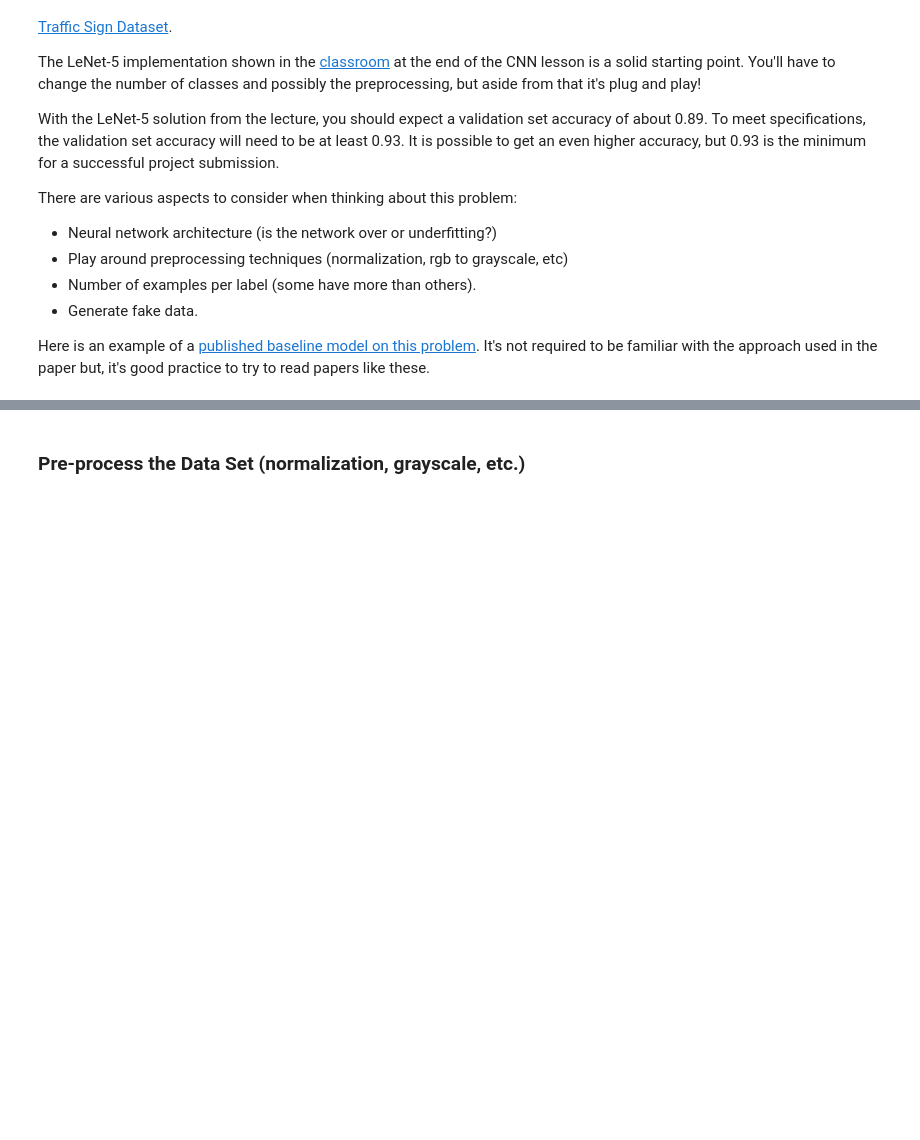
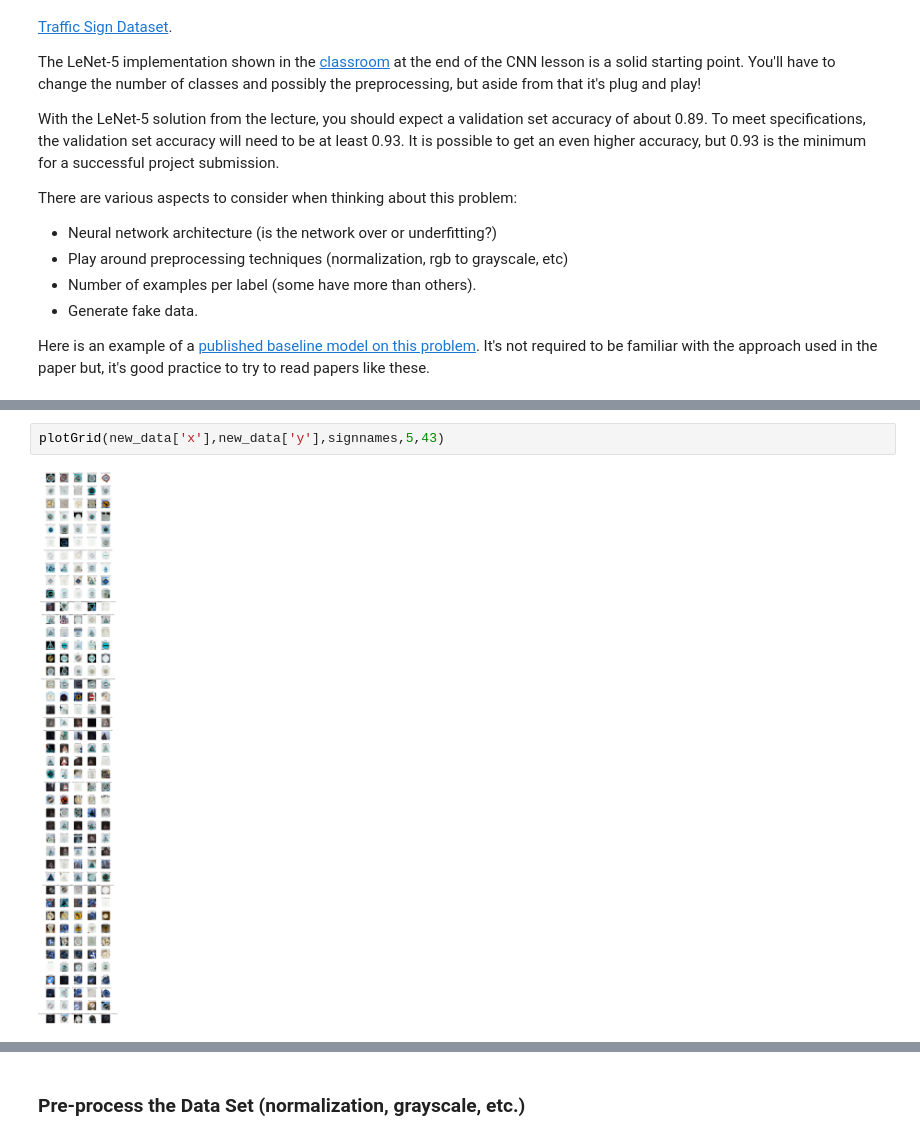
Before and after one commit to cfficaurzua/P2-SDCND, a Jupyter notebook: Traffic_Sign_Classifier.ipynb, the cells around one changed output, grey strips where cells are left out. Saved outputs shown, nothing was run; the diff lists cells and outputs as text; blank space fills up the shorter version.

```diff
--- a/Traffic_Sign_Classifier.ipynb
+++ b/Traffic_Sign_Classifier.ipynb
@@ -152,0 +232,4 @@ Here is an example of a [published baseline model on this problem](http://yann.l
+# %%
+plotGrid(new_data['x'],new_data['y'],signnames,5,43)
+# %% [output]
+[figure, added]
```
Also changed, not shown: parts of 15 cells of this notebook.
